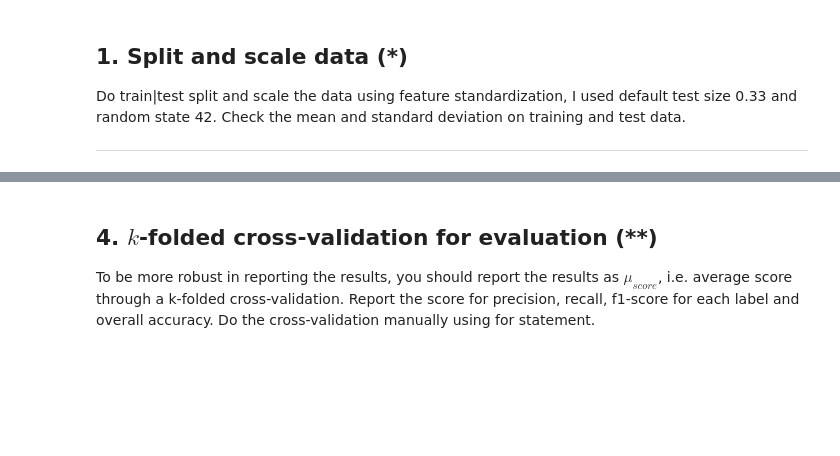
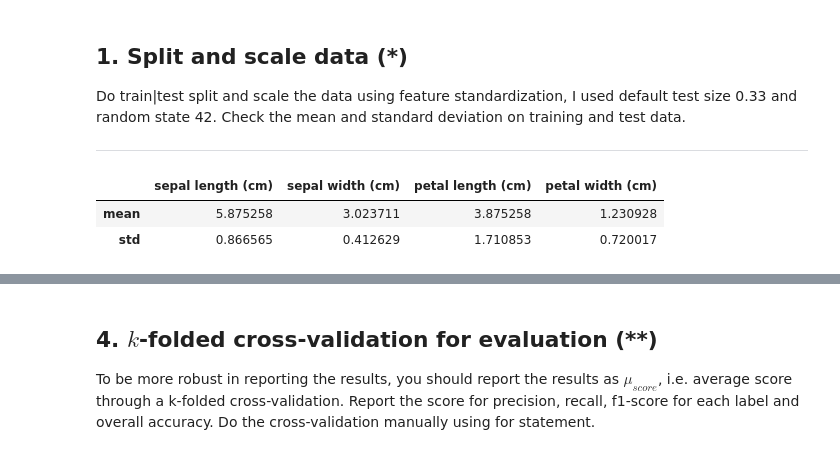
Before and after one commit to AlbotGoodman/machine-learning, a Jupyter notebook: Exercises/E03_logistic_regression.ipynb, the cells around one changed output, grey strips where cells are left out. Cells and saved outputs as stored; diff of their text form; code cells hidden in the pictures; blank space fills up the shorter version.

```diff
--- a/Exercises/E03_logistic_regression.ipynb
+++ b/Exercises/E03_logistic_regression.ipynb
@@ -214,13 +217,24 @@ Do train|test split and scale the data using feature standardization, I used def
 
 ---
 # %%
-from sklearn.model_selection import train_test_split
-from sklearn.preprocessing import StandardScaler
-
 X = df_cleared.drop(columns = "species")
 y = df_cleared["species"]
+X_train, X_test, y_train, y_test = train_test_split(X, y, test_size = 0.33, random_state = 42)
 
-X_train, X_test, y_train, y_test = train_test_split(X, y, test_size = 0.33, random_state = 42)
+scaler = StandardScaler()
+X_train_scaled = scaler.fit_transform(X_train)
+X_test_scaled = scaler.transform(X_test)
+
+df_scaled_values = pd.DataFrame({
+    "mean": scaler.mean_,
+    "std": np.sqrt(scaler.var_)
+}, index=feature_names).T
+
+df_scaled_values
+# %% [output]
+|  | sepal length (cm) | sepal width (cm) | petal length (cm) | petal width (cm) |
+| mean | 5.875258 | 3.023711 | 3.875258 | 1.230928 |
+| std | 0.866565 | 0.412629 | 1.710853 | 0.720017 |
 # %% [markdown]
 ## 2. Classify with logistic regression (*)
 
```
Also changed, not shown: parts of 2 cells of this notebook.
